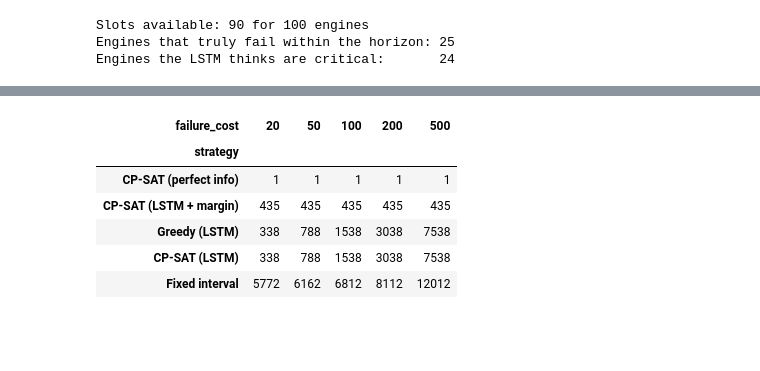
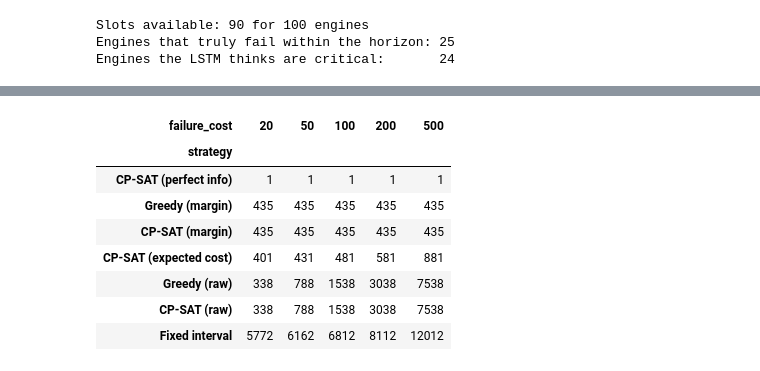
Before and after one commit to yusufsami9/predictive-maintenance-rul, a Jupyter notebook: notebooks/03_optimization.ipynb, the cells around one changed output, grey strips where cells are left out. Drawn from its saved outputs; the diff is of its cells as text; code cells hidden in the pictures; blank space fills up the shorter version.

```diff
--- a/notebooks/03_optimization.ipynb
+++ b/notebooks/03_optimization.ipynb
@@ -217,28 +233,30 @@ Engines treated as critical after the margin: 30  (was 24)
 # %%
 # --- run every strategy -----------------------------------------------------
 strategies = {}
-
-strategies['Fixed interval'] = fixed_interval_schedule(len(units))
-strategies['Greedy (LSTM)'] = greedy_schedule(rul_pred)
+strategies['Fixed interval'] = fixed_interval_schedule(N_ENGINES)
+strategies['Greedy (raw)'] = greedy_schedule(rul_pred)
+strategies['Greedy (margin)'] = greedy_schedule(rul_robust)
 
 print('CP-SAT, raw predictions:')
-strategies['CP-SAT (LSTM)'] = solve_schedule(rul_pred, verbose=True)
+strategies['CP-SAT (raw)'] = solve_schedule(*point_estimate_costs(rul_pred), verbose=True)
 
 print('CP-SAT, safety margin:')
-strategies['CP-SAT (LSTM + margin)'] = solve_schedule(rul_robust, verbose=True)
+strategies['CP-SAT (margin)'] = solve_schedule(*point_estimate_costs(rul_robust), verbose=True)
 
-# Upper bound: what a planner with a perfect crystal ball would achieve. Not
-# reachable, but it shows how much of the remaining gap is prediction error
-# rather than bad scheduling.
+print('CP-SAT, expected cost over the error distribution:')
+strategies['CP-SAT (expected cost)'] = solve_schedule(*expected_costs(rul_pred, val_errors), verbose=True)
+
+# Upper bound: a planner with a perfect crystal ball. Unreachable, but it shows
+# how much of the remaining gap is prediction error rather than bad scheduling.
 print('CP-SAT, perfect information:')
-strategies['CP-SAT (perfect info)'] = solve_schedule(rul_true, verbose=True)
+strategies['CP-SAT (perfect info)'] = solve_schedule(*point_estimate_costs(rul_true), verbose=True)
 
 results = pd.DataFrame([
     {'strategy': name, **evaluate_schedule(sched, rul_true)}
     for name, sched in strategies.items()
 ])
 results['scheduled'] = [sum(1 for v in s.values() if v is not None) for s in strategies.values()]
-results = results.sort_values('total_cost')
+results = results.sort_values('total_cost').reset_index(drop=True)
 results
 # %% [output]
 CP-SAT, raw predictions:
@@ -325,27 +572,25 @@ sweep_df
 # %%
 # --- does the ranking survive a different price ratio? ----------------------
-# FAILURE_COST = 100 was an assumption. If failures are only 20x a wasted cycle,
-# or 500x, does optimisation still pay off? Re-scoring the same schedules under
-# different ratios keeps this honest.
+# FAILURE_COST = 100 was an assumption. Re-scoring the same schedules under other
+# ratios shows whether the conclusion depends on it.
 ratio_rows = []
 for fc in [20, 50, 100, 200, 500]:
     for name, sched in strategies.items():
         outcome = evaluate_schedule(sched, rul_true)
-        ratio_rows.append({
-            'failure_cost': fc,
-            'strategy': name,
-            'total_cost': outcome['failures'] * fc + outcome['wasted_life'],
-        })
+        ratio_rows.append({'failure_cost': fc, 'strategy': name,
+                           'total_cost': outcome['failures'] * fc + outcome['wasted_life']})
 
-ratio_df = pd.DataFrame(ratio_rows).pivot(
-    index='strategy', columns='failure_cost', values='total_cost'
-)
-ratio_df.loc[results['strategy']]
+ratio_df = (pd.DataFrame(ratio_rows)
+            .pivot(index='strategy', columns='failure_cost', values='total_cost')
+            .loc[results['strategy']])
+ratio_df
 # %% [output]
 | failure_cost | 20 | 50 | 100 | 200 | 500 |
 | strategy |  |  |  |  |  |
 | CP-SAT (perfect info) | 1 | 1 | 1 | 1 | 1 |
-| CP-SAT (LSTM + margin) | 435 | 435 | 435 | 435 | 435 |
-| Greedy (LSTM) | 338 | 788 | 1538 | 3038 | 7538 |
-| CP-SAT (LSTM) | 338 | 788 | 1538 | 3038 | 7538 |
+| Greedy (margin) | 435 | 435 | 435 | 435 | 435 |
+| CP-SAT (margin) | 435 | 435 | 435 | 435 | 435 |
+| CP-SAT (expected cost) | 401 | 431 | 481 | 581 | 881 |
+| Greedy (raw) | 338 | 788 | 1538 | 3038 | 7538 |
+| CP-SAT (raw) | 338 | 788 | 1538 | 3038 | 7538 |
 | Fixed interval | 5772 | 6162 | 6812 | 8112 | 12012 |
```
Also changed, not shown: parts of 15 cells of this notebook, 2 other files.
